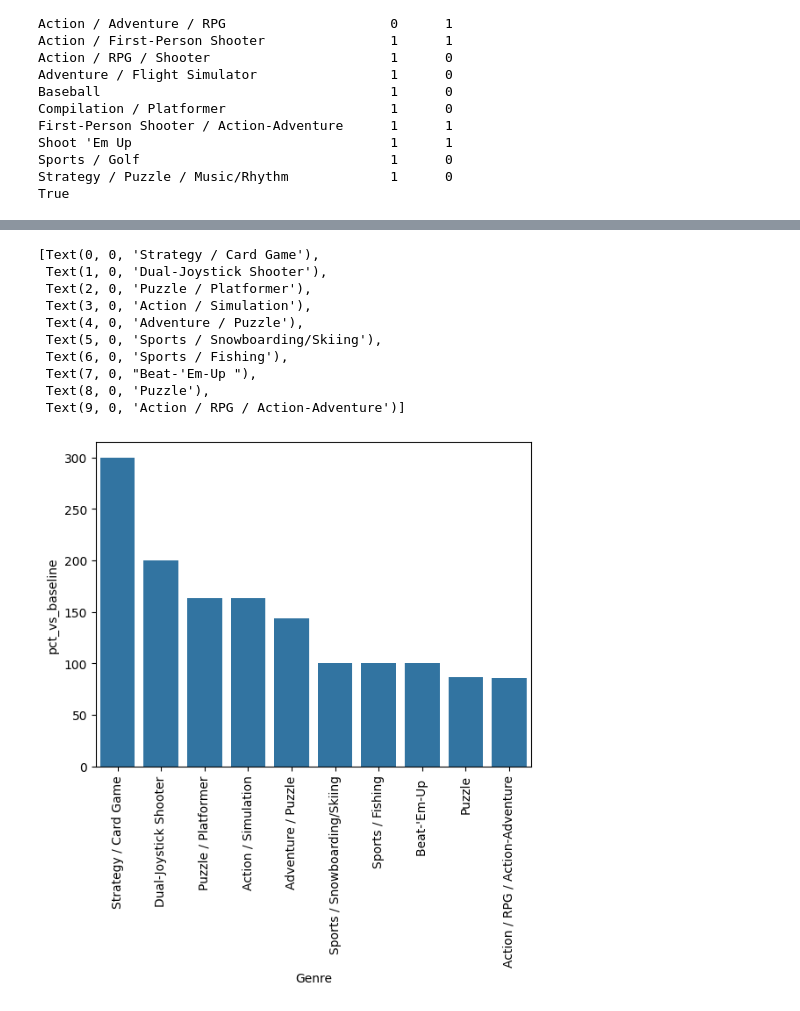
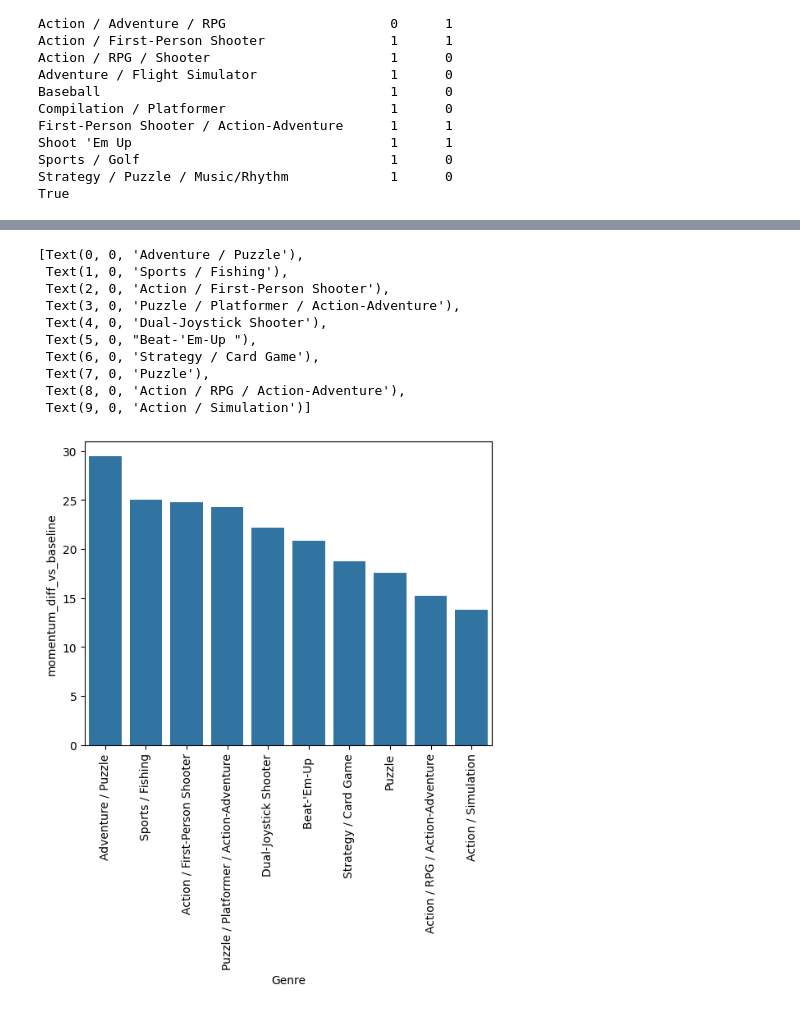
Before and after one commit to Doggo21345/xbox-gamepass-analytics, a Jupyter notebook: Data_Prep.ipynb, the cells around one changed output, grey strips where cells are left out. Saved outputs shown, nothing was run; the diff lists cells and outputs as text; code cells hidden in the pictures.

Commit message:
Fixed the Genre comparsion

```diff
--- a/Data_Prep.ipynb
+++ b/Data_Prep.ipynb
@@ -868,15 +858,21 @@ genre_comparison.sort_values(by = "momentum_difference", ascending=False).head(1
 import numpy as np
 import pandas as pd
 
-genre_gp = pd.read_csv("Genre_gamepass_comparison_fixed.csv")
+genre_gp = pd.read_csv("Genre_gamepass_comparison.csv")
 genre_all = pd.read_csv("Genre_performance.csv")
 
 # rename base column and merge
-genre_all_baseline = genre_all[['Genre','momentum_mean']].rename(columns={'momentum_mean':'momentum_genre_baseline'})
+genre_all_baseline = genre_all[['Genre','momentum_mean', 'discovery_capture_median', 'quality_retention_median']].rename(columns={'momentum_mean':'momentum_genre_baseline', 'discovery_capture_median': 'discovery_capture_baseline', 'quality_retention_median' : 'quality_retention_baseline'})
 merged = genre_gp.merge(genre_all_baseline, on='Genre', how='left')
 
 # differences (row-level: GP True/False rows will get baseline)
-merged['diff_vs_baseline'] = merged['momentum_mean'] - merged['momentum_genre_baseline']
-merged['pct_vs_baseline'] = merged['diff_vs_baseline'] / merged['momentum_genre_baseline'].replace(0,np.nan) * 100
+merged['momentum_diff_vs_baseline'] = merged['momentum_mean'] - merged['momentum_genre_baseline']
+merged['momentum_pct_vs_baseline'] = merged['momentum_diff_vs_baseline'] / merged['momentum_genre_baseline'].replace(0,np.nan) * 100
+merged['discovery_capture_diff_vs_baseline'] = merged['discovery_capture_median'] - merged['discovery_capture_baseline']
+merged['quality_retention_vs_baseline'] = merged['quality_retention_median'] - merged['quality_retention_baseline']
+merged['quality_pct_vs_baseline'] = merged['quality_retention_vs_baseline'] / merged['quality_retention_baseline'].replace(0,np.nan) * 100
+
+
+
 merged.head(10)
 # %% [output]
@@ -894,0 +891,25 @@ merged.head(10)
+# %%
+#Now I want the differnece between each other as something to work with
+pivot = merged.pivot_table(index = 'Genre', values = ['momentum_mean','discovery_capture_median', 'quality_retention_median'], columns= 'has_gamepass_remediation',fill_value = 0).reset_index()
+#Flatten the columns so its easier to work with ltr
+pivot.columns = [
+f'{col[0]}_{col[1]}' if col[1] != '' else col[0]
+    for col in pivot.columns
+]
+
+pivot['momentum_lift'] = pivot['momentum_mean_True'] - pivot['momentum_mean_False']
+pivot['discovery_lift'] = pivot['discovery_capture_median_True'] - pivot['discovery_capture_median_False']
+pivot['quality_lift'] = pivot['quality_retention_median_True'] - pivot['quality_retention_median_False']
+
+print(pivot[['Genre', 'momentum_lift', 'discovery_lift', 'quality_lift']].head())
+
+lift_results = pivot[['Genre', 'momentum_lift', 'discovery_lift', 'quality_lift']]
+
+# 3. Merge them back into the original 'merged' dataframe
+merged = merged.merge(lift_results, on='Genre', how='left')
+
+# 4. Check the results
+
+
+
+merged.to_csv("xbox_final_data.csv")
@@ -895,21 +964,21 @@ merged.head(10)
 # %%
 import seaborn as sns
 import matplotlib.pyplot as plt
 # Make a viz of game pass games that performed really well comapred to the basleine
 
 #Filter the data frame and then sort the data frame
-merged_gp = merged[merged['has_gamepass_remediation'] == True].sort_values(by = 'pct_vs_baseline', ascending= False).head(10)
-ax = sns.barplot(data = merged_gp, x = 'Genre', y = 'pct_vs_baseline')
+merged_gp = merged[merged['has_gamepass_remediation'] == True].sort_values(by = 'momentum_diff_vs_baseline', ascending= False).head(10)
+ax = sns.barplot(data = merged_gp, x = 'Genre', y = 'momentum_diff_vs_baseline')
 ax.set_xticklabels(ax.get_xticklabels(), rotation = 90)
 # %% [output]
-[Text(0, 0, 'Strategy / Card Game'),
- Text(1, 0, 'Dual-Joystick Shooter'),
- Text(2, 0, 'Puzzle / Platformer'),
- Text(3, 0, 'Action / Simulation'),
- Text(4, 0, 'Adventure / Puzzle'),
- Text(5, 0, 'Sports / Snowboarding/Skiing'),
- Text(6, 0, 'Sports / Fishing'),
- Text(7, 0, "Beat-'Em-Up "),
- Text(8, 0, 'Puzzle'),
- Text(9, 0, 'Action / RPG / Action-Adventure')]
+[Text(0, 0, 'Adventure / Puzzle'),
+ Text(1, 0, 'Sports / Fishing'),
+ Text(2, 0, 'Action / First-Person Shooter'),
+ Text(3, 0, 'Puzzle / Platformer / Action-Adventure'),
+ Text(4, 0, 'Dual-Joystick Shooter'),
+ Text(5, 0, "Beat-'Em-Up "),
+ Text(6, 0, 'Strategy / Card Game'),
+ Text(7, 0, 'Puzzle'),
+ Text(8, 0, 'Action / RPG / Action-Adventure'),
+ Text(9, 0, 'Action / Simulation')]
-[figure, old version]
+[figure, new version]
```
Also changed, not shown: parts of 8 cells of this notebook, 6 other files.
